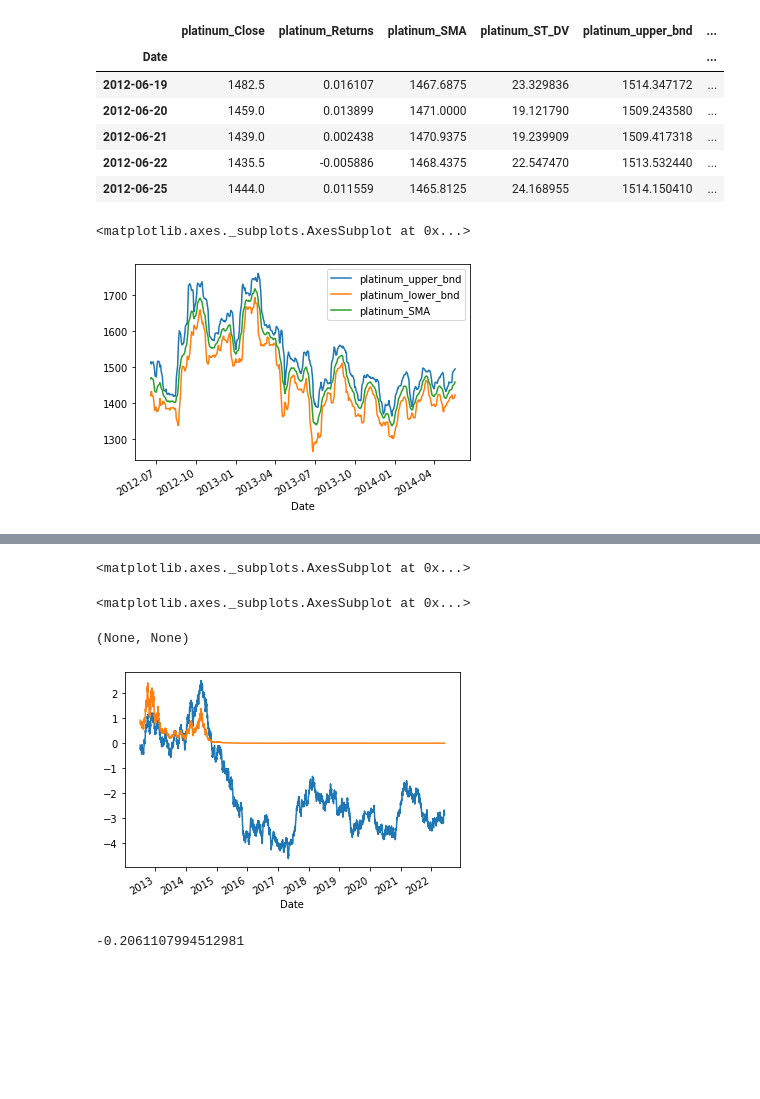
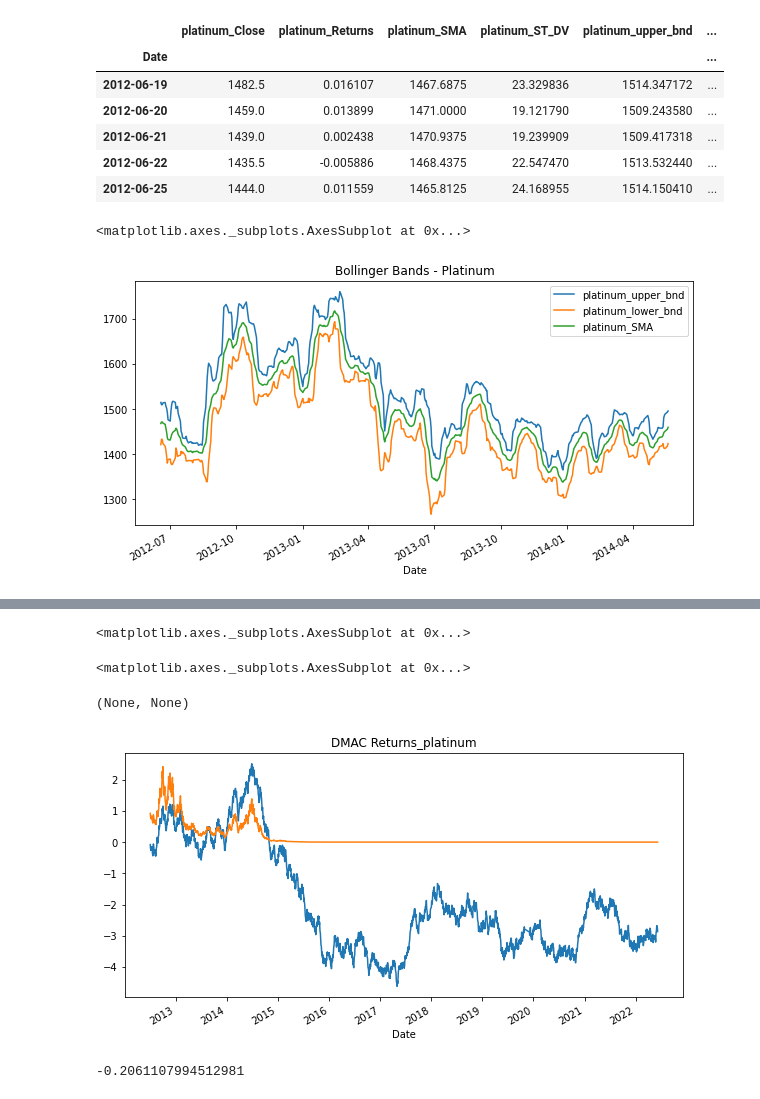
Before and after one commit to Femi-0/Commodities_Futures_Contracts_Generator, a Jupyter notebook: Commodities_Futures_Contracts_Generator.ipynb, the cells around one changed output, grey strips where cells are left out. Saved outputs shown, nothing was run; the diff lists cells and outputs as text; code cells hidden in the pictures; blank space fills up the shorter version.

```diff
--- a/Commodities_Futures_Contracts_Generator.ipynb
+++ b/Commodities_Futures_Contracts_Generator.ipynb
@@ -633,10 +639,10 @@ display(bllg_platinum_df.head())
 | 2012-06-22 | 1435.5 | -0.005886 | 1468.4375 | 22.547470 | 1513.532440 | ... |
 | 2012-06-25 | 1444.0 | 0.011559 | 1465.8125 | 24.168955 | 1514.150410 | ... |
 # %%
-bllg_platinum_df[['platinum_upper_bnd','platinum_lower_bnd','platinum_SMA']].head(500).plot()
+bllg_platinum_df[['platinum_upper_bnd','platinum_lower_bnd','platinum_SMA']].head(500).plot(title="Bollinger Bands - Platinum",figsize=(10,5))
 # %% [output]
 <matplotlib.axes._subplots.AxesSubplot at 0x...>
-[figure, old version]
+[figure, new version]
 # %%
 sma_eval_df = evaluate_algo(sma_platinum_df,0.1,"platinum")
 bllg_eval_df = evaluate_algo(bllg_platinum_df,0.1,"platinum")
@@ -651,12 +657,12 @@ sma_eval_df.head()
 | 2012-07-10 | 1424.5 | -0.003498 | 1453.315789 | 1446.625 | -1.0 | ... |
 | 2012-07-11 | 1429.5 | 0.009890 | 1449.894737 | 1435.500 | 1.0 | ... |
 # %%
-generate_eval_plot(sma_eval_df,"platinum")
+generate_eval_plot(sma_eval_df,"platinum","DMAC Returns")
 # %% [output]
 <matplotlib.axes._subplots.AxesSubplot at 0x...>
 <matplotlib.axes._subplots.AxesSubplot at 0x...>
 (None, None)
-[figure, old version]
+[figure, new version]
 # %%
 get_sharpe_ratios(sma_eval_df,"platinum")
 # %% [output]
```
Also changed, not shown: parts of 49 cells of this notebook.
